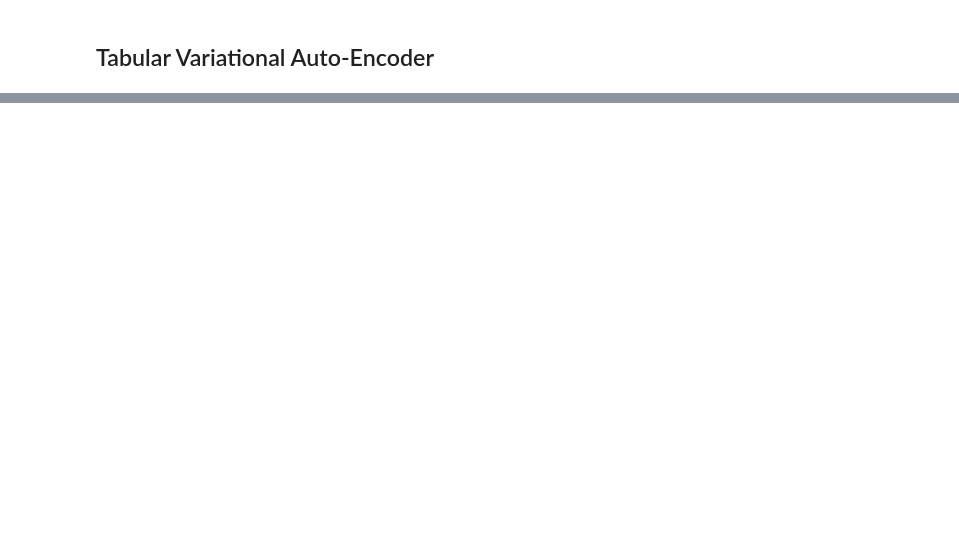
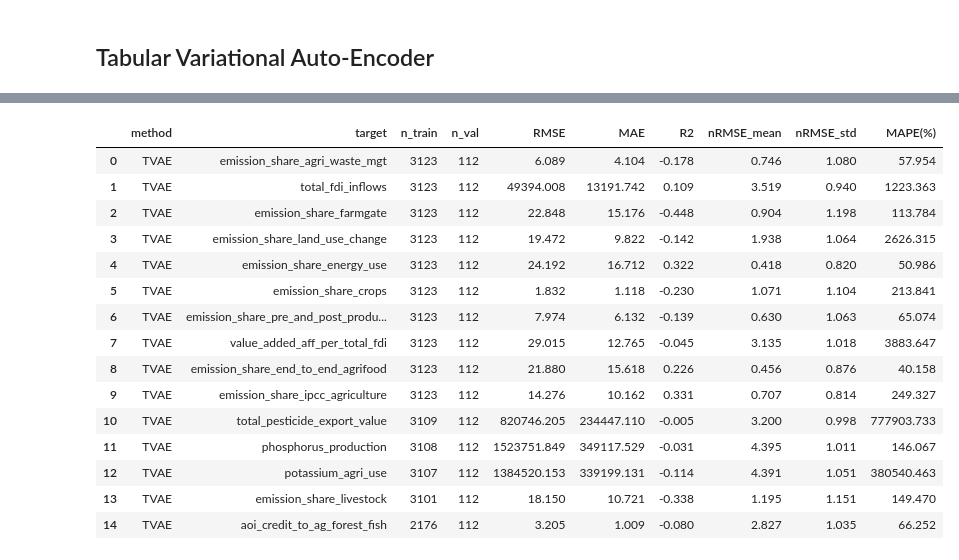
Before and after one commit to Leonidus1995/farmer-prices-forecasting, a Jupyter notebook: dataset_1_second.ipynb, the cells around one changed output, grey strips where cells are left out. Cells and saved outputs as stored; diff of their text form; code cells hidden in the pictures; blank space fills up the shorter version.

Commit message:
dataset_1_second.ipynb file edited and metrics.html for imputers added

```diff
--- a/dataset_1_second.ipynb
+++ b/dataset_1_second.ipynb
@@ -388,0 +453,3 @@ samples = synth.sample_remaining_columns(
+# %%
+samples_2_idx = samples_2.index
+samples_2_idx
@@ -388,0 +469,2 @@ samples = synth.sample_remaining_columns(
+# %%
+df_val_masked = conditions_df.copy()
@@ -388,0 +501,8 @@ samples = synth.sample_remaining_columns(
+# %%
+samples_3_idx = samples_3.index
+
+for col in targets:
+    na_mask = conditions_df.loc[samples_3_idx, col].isna()
+    conditions_df.loc[samples_3_idx, col] = samples_3.loc[samples_3_idx, col].values
+
+df_val_masked = conditions_df.copy()
@@ -388,0 +520,7 @@ samples = synth.sample_remaining_columns(
+# %%
+r_idx = df_val_masked.index.get_indexer(y_true_df['row_id'])
+c_idx = df_val_masked.columns.get_indexer(y_true_df['target'])
+
+y_true_df['y_pred'] = df_val_masked.to_numpy()[r_idx, c_idx]
+eval_df = y_true_df.copy()
+eval_df.head(10)
@@ -388,0 +539,65 @@ samples = synth.sample_remaining_columns(
+# %%
+# per-target metrics table
+metrics_rows = []
+for col in targets:
+    sub = eval_df.loc[eval_df["target"]==col]
+
+    y_val = sub["y_true"].astype(float)
+    val_pred = sub["y_pred"].astype(float)
+
+    # Metrics
+    rmse = root_mean_squared_error(y_val, val_pred)
+    mae = mean_absolute_error(y_val, val_pred)
+    r2  = r2_score(y_val, val_pred)
+
+    # Normalizations
+    mean_y = float(y_val.mean())
+    std_y  = float(y_val.std(ddof=1))  # sample std (ddof=1) is typical; either is fine if consistent
+
+    nrmse_mean = (rmse / mean_y) if mean_y != 0 else np.nan
+    nrmse_std  = (rmse / std_y)  if std_y  != 0 else np.nan
+
+    # Mean Absolute Percentage Error (ignoring inf/NaN cases)
+    mape = (np.abs((y_val - val_pred)/y_val)
+            .replace([np.inf, -np.inf], np.nan)
+            .dropna()
+            .mean()*100)
+
+    # n_train for this target = observed count in TRAIN
+    n_train = int(df_train[col].notna().sum())
+    n_val   = int(len(y_val))
+
+    metrics_rows.append({
+        "method": "TVAE",
+        "target": col,
+        "n_train": n_train,
+        "n_val": n_val,
+        "RMSE": np.round(rmse, 3),
+        "MAE": np.round(mae, 3),
+        "R2": np.round(r2, 3),
+        "nRMSE_mean": np.round(nrmse_mean, 3),
+        "nRMSE_std": np.round(nrmse_std, 3),
+        "MAPE(%)": np.round(mape, 3)
+    })
+
+metrics_tvae = pd.DataFrame(metrics_rows, columns=[
+    "method","target","n_train","n_val","RMSE","MAE","R2","nRMSE_mean","nRMSE_std","MAPE(%)"
+])
+metrics_tvae
+# %% [output]
+|  | method | target | n_train | n_val | RMSE | MAE | R2 | nRMSE_mean | nRMSE_std | MAPE(%) |
+| 0 | TVAE | emission_share_agri_waste_mgt | 3123 | 112 | 6.089 | 4.104 | -0.178 | 0.746 | 1.080 | 57.954 |
+| 1 | TVAE | total_fdi_inflows | 3123 | 112 | 49394.008 | 13191.742 | 0.109 | 3.519 | 0.940 | 1223.363 |
+| 2 | TVAE | emission_share_farmgate | 3123 | 112 | 22.848 | 15.176 | -0.448 | 0.904 | 1.198 | 113.784 |
+| 3 | TVAE | emission_share_land_use_change | 3123 | 112 | 19.472 | 9.822 | -0.142 | 1.938 | 1.064 | 2626.315 |
+| 4 | TVAE | emission_share_energy_use | 3123 | 112 | 24.192 | 16.712 | 0.322 | 0.418 | 0.820 | 50.986 |
+| 5 | TVAE | emission_share_crops | 3123 | 112 | 1.832 | 1.118 | -0.230 | 1.071 | 1.104 | 213.841 |
+| 6 | TVAE | emission_share_pre_and_post_produ... | 3123 | 112 | 7.974 | 6.132 | -0.139 | 0.630 | 1.063 | 65.074 |
+| 7 | TVAE | value_added_aff_per_total_fdi | 3123 | 112 | 29.015 | 12.765 | -0.045 | 3.135 | 1.018 | 3883.647 |
+| 8 | TVAE | emission_share_end_to_end_agrifood | 3123 | 112 | 21.880 | 15.618 | 0.226 | 0.456 | 0.876 | 40.158 |
+| 9 | TVAE | emission_share_ipcc_agriculture | 3123 | 112 | 14.276 | 10.162 | 0.331 | 0.707 | 0.814 | 249.327 |
+| 10 | TVAE | total_pesticide_export_value | 3109 | 112 | 820746.205 | 234447.110 | -0.005 | 3.200 | 0.998 | 777903.733 |
+| 11 | TVAE | phosphorus_production | 3108 | 112 | 1523751.849 | 349117.529 | -0.031 | 4.395 | 1.011 | 146.067 |
+| 12 | TVAE | potassium_agri_use | 3107 | 112 | 1384520.153 | 339199.131 | -0.114 | 4.391 | 1.051 | 380540.463 |
+| 13 | TVAE | emission_share_livestock | 3101 | 112 | 18.150 | 10.721 | -0.338 | 1.195 | 1.151 | 149.470 |
+| 14 | TVAE | aoi_credit_to_ag_forest_fish | 2176 | 112 | 3.205 | 1.009 | -0.080 | 2.827 | 1.035 | 66.252 |
```
Also changed, not shown: parts of 33 cells of this notebook, 3 other files.
